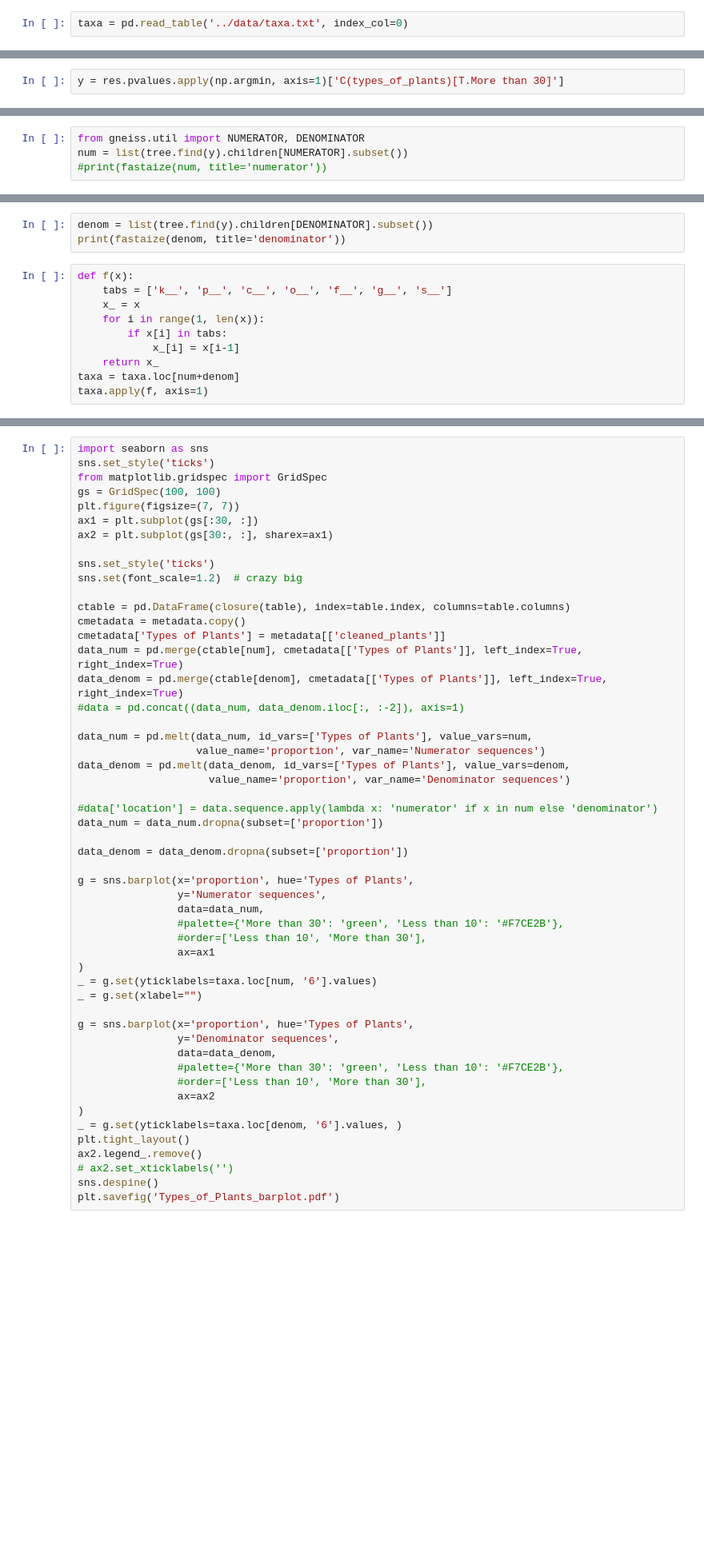
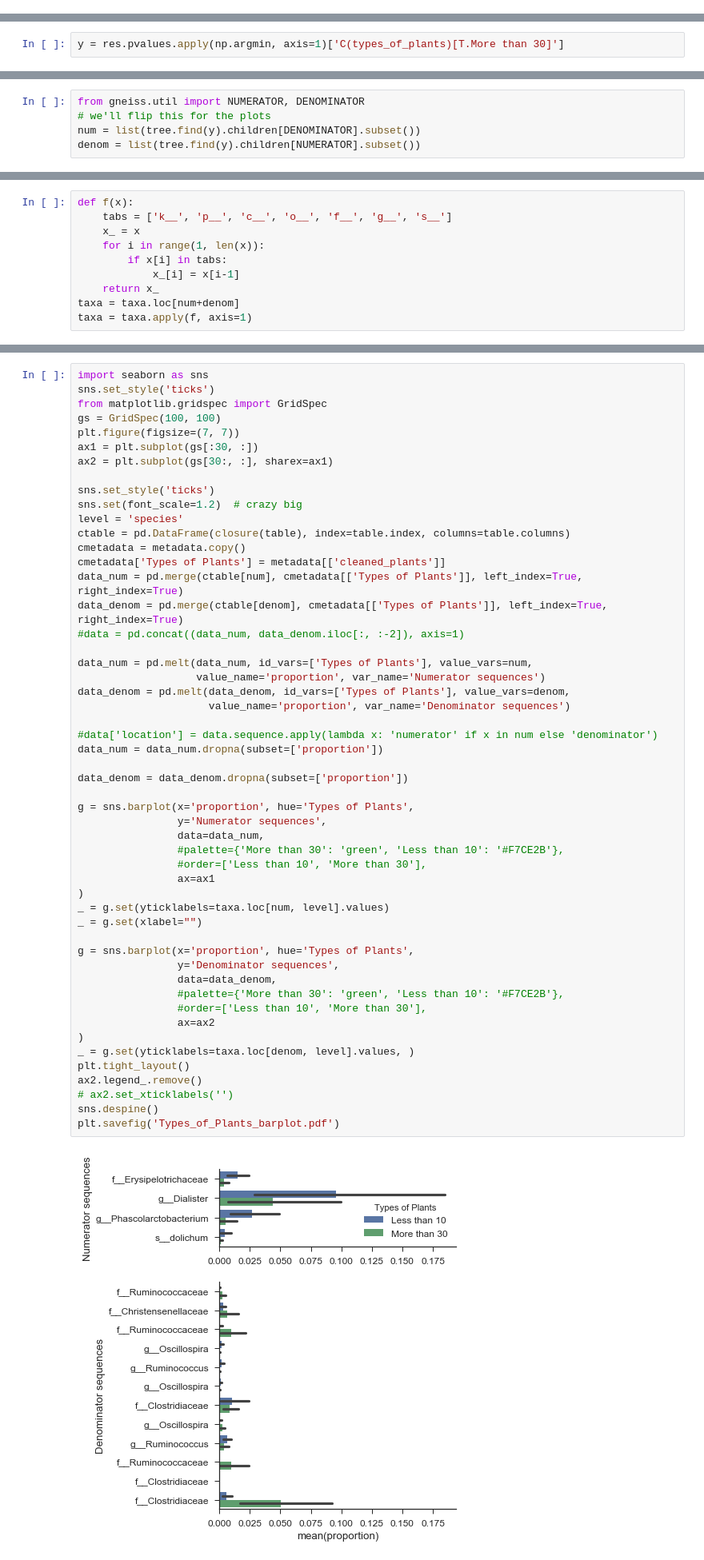
Before and after one commit to knightlab-analyses/american-gut-analyses, a Jupyter notebook: ipynb/types-of-plants.ipynb, the cells around one changed output, grey strips where cells are left out. Shown at 80% size. Cells and saved outputs as stored; diff of their text form; blank space fills up the shorter version.

```diff
--- a/ipynb/types-of-plants.ipynb
+++ b/ipynb/types-of-plants.ipynb
@@ -15,2 +20,0 @@ tree = TreeNode.read('../data/ag_tree.tre')
-# %%
-taxa = pd.read_table('../data/taxa.txt', index_col=0)
@@ -105,4 +117,5 @@ def fastaize(x, title=""):
 # %%
 from gneiss.util import NUMERATOR, DENOMINATOR
-num = list(tree.find(y).children[NUMERATOR].subset())
-#print(fastaize(num, title='numerator'))
+# we'll flip this for the plots
+num = list(tree.find(y).children[DENOMINATOR].subset())
+denom = list(tree.find(y).children[NUMERATOR].subset())
@@ -111,6 +122,3 @@ taxa.loc[tree.find(y).children[NUMERATOR].subset()]
-# %%
-denom = list(tree.find(y).children[DENOMINATOR].subset())
-print(fastaize(denom, title='denominator'))
 # %%
 def f(x):
     tabs = ['k__', 'p__', 'c__', 'o__', 'f__', 'g__', 's__']
@@ -120,4 +128,4 @@ def f(x):
             x_[i] = x[i-1]
     return x_
 taxa = taxa.loc[num+denom]
-taxa.apply(f, axis=1)
+taxa = taxa.apply(f, axis=1)
@@ -136,7 +140,7 @@ ax2 = plt.subplot(gs[30:, :], sharex=ax1)
 
 sns.set_style('ticks')
 sns.set(font_scale=1.2)  # crazy big
-
+level = 'species'
 ctable = pd.DataFrame(closure(table), index=table.index, columns=table.columns)
 cmetadata = metadata.copy()
 cmetadata['Types of Plants'] = metadata[['cleaned_plants']]
@@ -148,35 +152,37 @@ data_num = pd.melt(data_num, id_vars=['Types of Plants'], value_vars=num,
                    value_name='proportion', var_name='Numerator sequences')
 data_denom = pd.melt(data_denom, id_vars=['Types of Plants'], value_vars=denom,
                      value_name='proportion', var_name='Denominator sequences')
 
 #data['location'] = data.sequence.apply(lambda x: 'numerator' if x in num else 'denominator')
 data_num = data_num.dropna(subset=['proportion'])
 
 data_denom = data_denom.dropna(subset=['proportion'])
 
 g = sns.barplot(x='proportion', hue='Types of Plants',
                 y='Numerator sequences',
                 data=data_num,
                 #palette={'More than 30': 'green', 'Less than 10': '#F7CE2B'},
                 #order=['Less than 10', 'More than 30'],
                 ax=ax1
 )
-_ = g.set(yticklabels=taxa.loc[num, '6'].values)
+_ = g.set(yticklabels=taxa.loc[num, level].values)
 _ = g.set(xlabel="")
 
 g = sns.barplot(x='proportion', hue='Types of Plants',
                 y='Denominator sequences',
                 data=data_denom,
                 #palette={'More than 30': 'green', 'Less than 10': '#F7CE2B'},
                 #order=['Less than 10', 'More than 30'],
                 ax=ax2
 )
-_ = g.set(yticklabels=taxa.loc[denom, '6'].values, )
+_ = g.set(yticklabels=taxa.loc[denom, level].values, )
 plt.tight_layout()
 ax2.legend_.remove()
 # ax2.set_xticklabels('')
 sns.despine()
 plt.savefig('Types_of_Plants_barplot.pdf')
+# %% [output]
+[figure, added]
 # %%
 import seaborn as sns
 from matplotlib.gridspec import GridSpec
```
Also changed, not shown: parts of 14 cells of this notebook.
